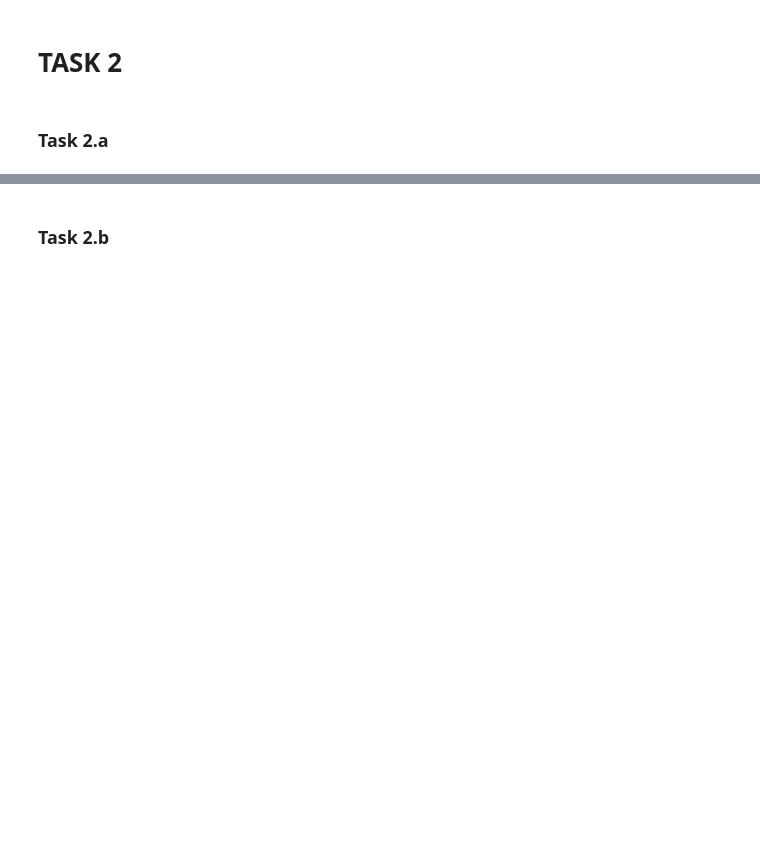
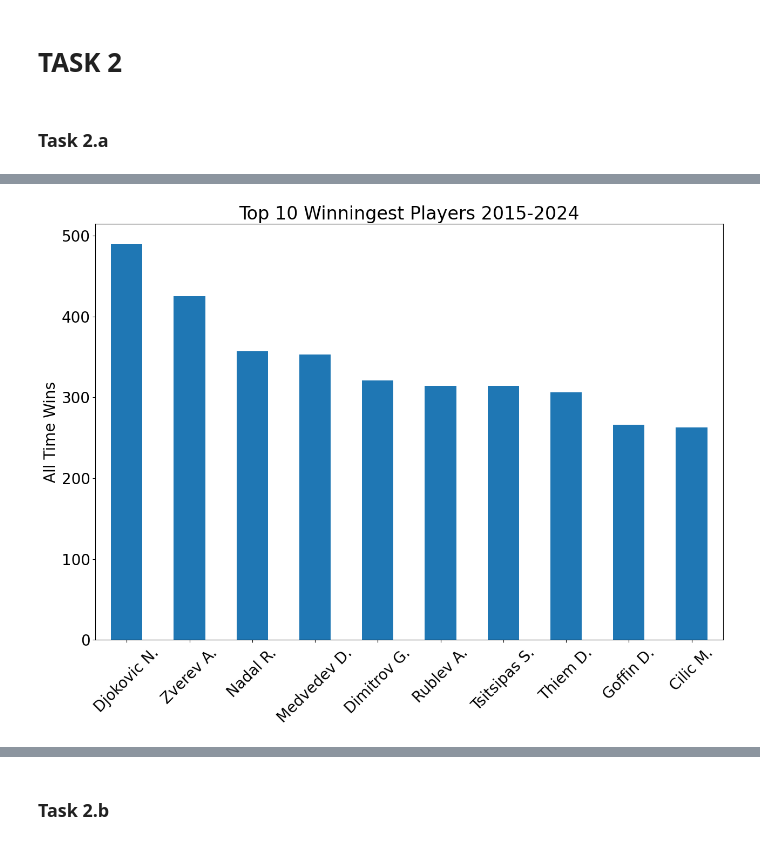
Before and after one commit to Scotty538/ml_one, a Jupyter notebook: Jupyter Project Report Template DRAFT v2.0_297201 - A1.ipynb, the cells around one changed output, grey strips where cells are left out. Drawn from its saved outputs; the diff is of its cells as text; code cells hidden in the pictures; blank space fills up the shorter version.

```diff
--- a/Jupyter Project Report Template DRAFT v2.0_297201 - A1.ipynb
+++ b/Jupyter Project Report Template DRAFT v2.0_297201 - A1.ipynb
@@ -539,0 +543,2 @@ tennis_2016.groupby('Date').count()
+# %%
+tennis_total['Best of'] = tennis_total['Best of'].fillna(3)
@@ -547,0 +757,3 @@ tennis_2016.groupby('Date').count()
+# %%
+top_ten_winners = tennis_total['Winner'].value_counts().head(10)
+top_ten_winners
@@ -547,0 +773,8 @@ tennis_2016.groupby('Date').count()
+# %%
+top_ten_winners.plot(kind = 'bar', rot = 45)
+plt.xlabel("") # Self-explanatory
+plt.ylabel("All Time Wins")
+plt.title("Top 10 Winningest Players 2015-2024")
+plt.show()
+# %% [output]
+[figure, added]
```
Also changed, not shown: parts of 40 cells of this notebook.
